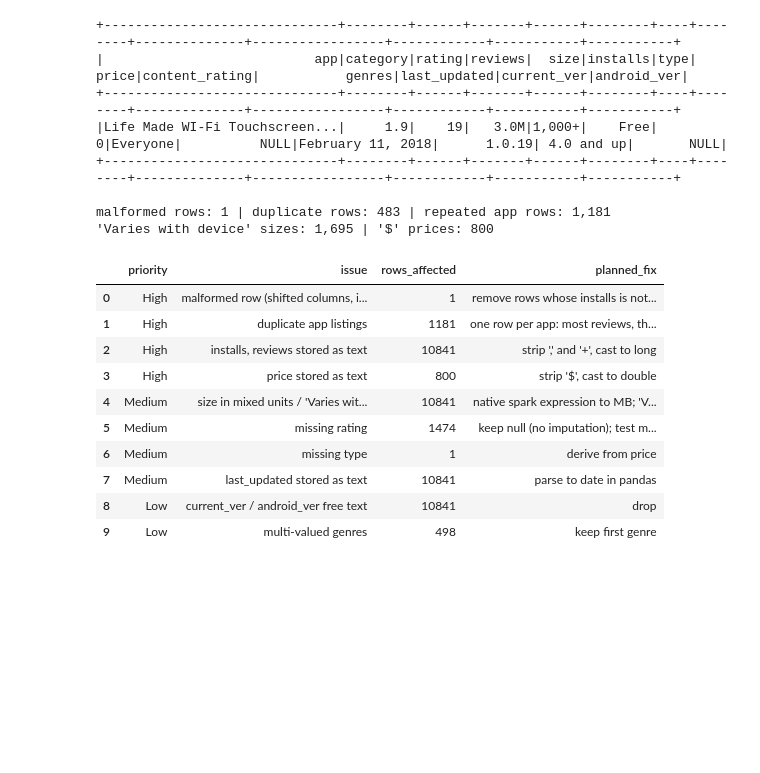
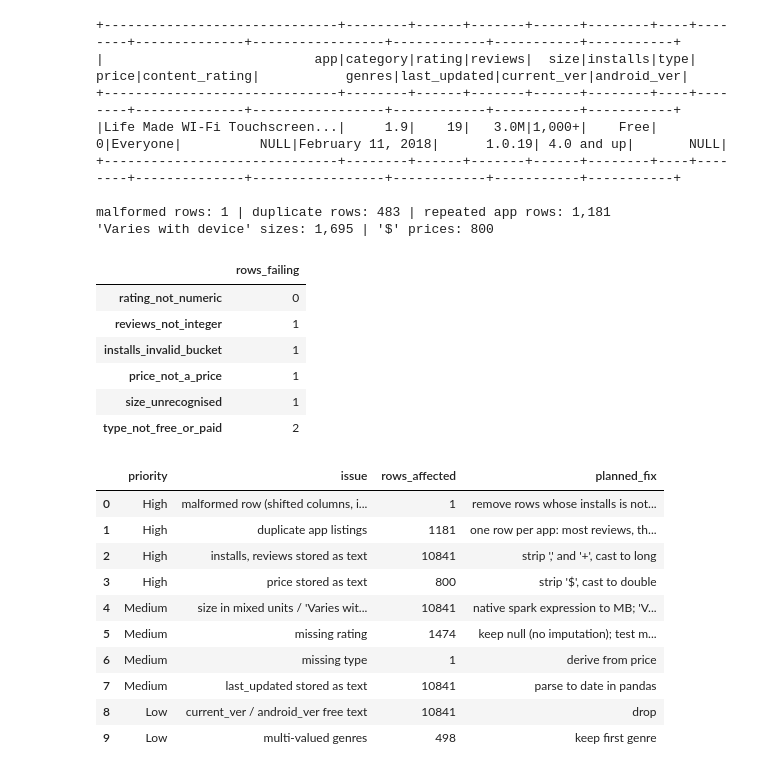
Before and after one commit to MokuaEnock/google_play_store_analysis, a Jupyter notebook: google_play_store_analysis.ipynb, the cells around one changed output. Drawn from its saved outputs; the diff is of its cells as text; code cells hidden in the pictures; blank space fills up the shorter version.

```diff
--- a/Untitled (1).ipynb
+++ b/google_play_store_analysis.ipynb
@@ -501,6 +513,28 @@ print(f"'Varies with device' sizes: {n_varies:,} | '$' prices: {n_dollar:,}")
 
 malformed rows: 1 | duplicate rows: 483 | repeated app rows: 1,181
 'Varies with device' sizes: 1,695 | '$' prices: 800
+# %%
+# type mismatches: values that fail the conversion they need
+price_ok = F.coalesce(F.col("price").rlike(r"^\$?[0-9]+(\.[0-9]+)?$"), F.lit(False))
+type_checks = {
+    "rating_not_numeric":      F.col("rating").isNotNull() & F.col("rating").cast("double").isNull(),
+    "reviews_not_integer":     F.col("reviews").isNotNull() & F.col("reviews").cast("long").isNull(),
+    "installs_invalid_bucket": is_bad_installs,
+    "price_not_a_price":       ~price_ok,
+    "size_unrecognised":       ~(F.coalesce(F.col("size").rlike(SIZE_PATTERN), F.lit(False)) | (F.col("size") == "Varies with device")),
+    "type_not_free_or_paid":   ~F.coalesce(F.col("type").isin("Free", "Paid"), F.lit(False)),
+}
+type_mismatch = to_pandas_safe(raw_sdf.select(
+    [F.sum(cond.cast("int")).alias(name) for name, cond in type_checks.items()])).T.rename(columns={0: "rows_failing"})
+display(type_mismatch)
+# %% [output]
+|  | rows_failing |
+| rating_not_numeric | 0 |
+| reviews_not_integer | 1 |
+| installs_invalid_bucket | 1 |
+| price_not_a_price | 1 |
+| size_unrecognised | 1 |
+| type_not_free_or_paid | 2 |
 # %%
 # prioritized issue log (counts come from the data)
 n_null_rating = raw_sdf.filter(F.col("rating").isNull()).count()
```
Also changed, not shown: parts of 13 cells of this notebook, 6 other files.
